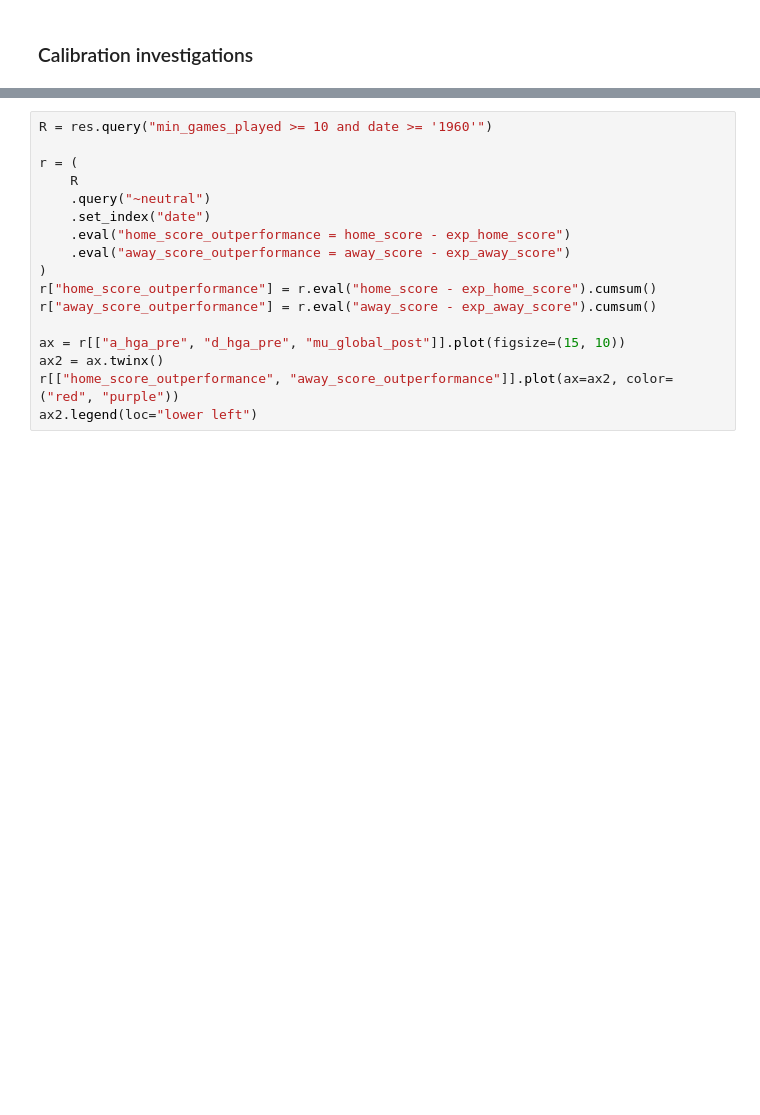
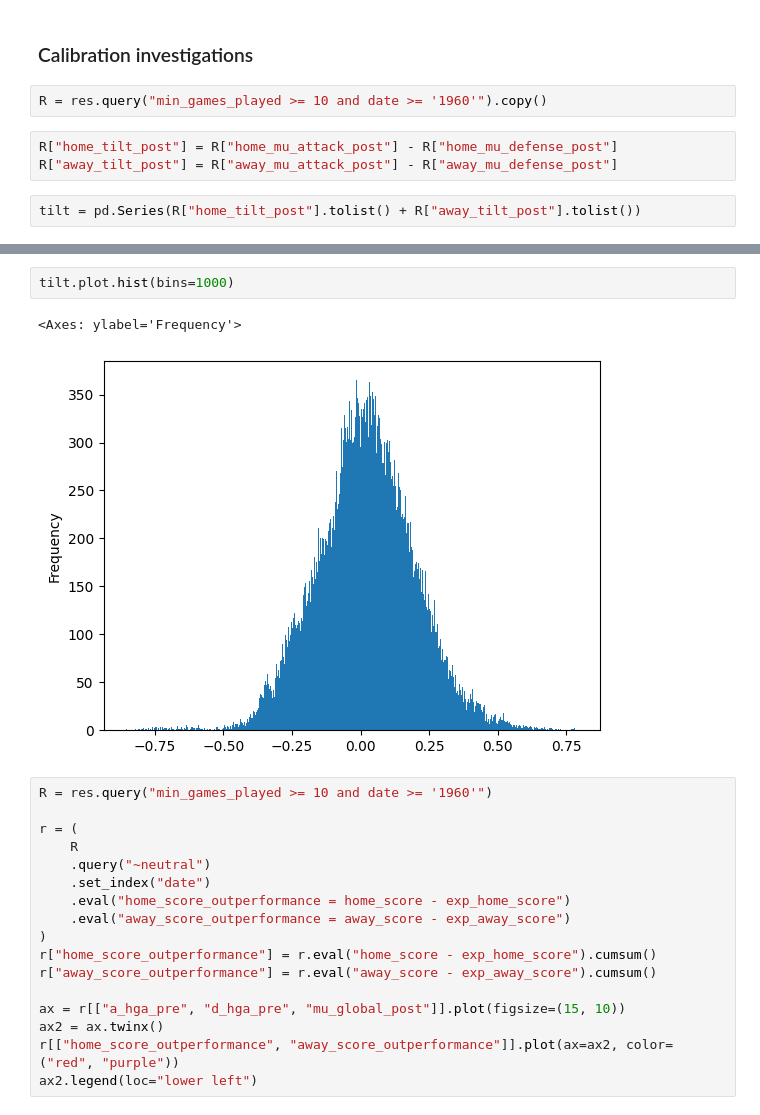
Before and after one commit to rwarneke/football_model, a Jupyter notebook: model.ipynb, the cells around one changed output, grey strips where cells are left out. Saved outputs shown, nothing was run; the diff lists cells and outputs as text; blank space fills up the shorter version.

```diff
--- a/model.ipynb
+++ b/model.ipynb
@@ -162,2 +159,9 @@ Loss score:  279.92
 # %% [markdown]
 ### Calibration investigations
+# %%
+R = res.query("min_games_played >= 10 and date >= '1960'").copy()
+# %%
+R["home_tilt_post"] = R["home_mu_attack_post"] - R["home_mu_defense_post"]
+R["away_tilt_post"] = R["away_mu_attack_post"] - R["away_mu_defense_post"]
+# %%
+tilt = pd.Series(R["home_tilt_post"].tolist() + R["away_tilt_post"].tolist())
@@ -164,3 +185,8 @@ Loss score:  279.92
+# %%
+tilt.plot.hist(bins=1000)
+# %% [output]
+<Axes: ylabel='Frequency'>
+[figure, added]
 # %%
 R = res.query("min_games_played >= 10 and date >= '1960'")
 
```
Also changed, not shown: parts of 4 cells of this notebook, 37 other files.
